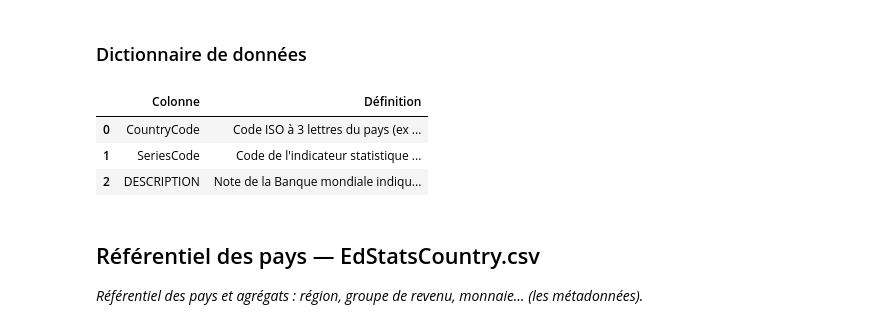
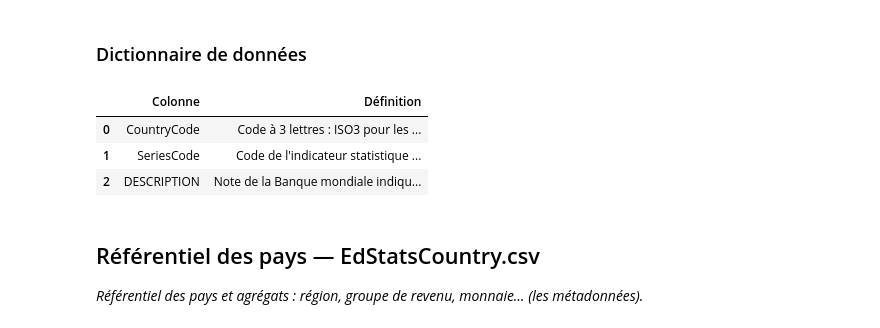
Before and after one commit to humanuoid/oc-p2-education-systems-analysis, a Jupyter notebook: notebooks/data_overview.ipynb, the cells around one changed output. Cells and saved outputs as stored; diff of their text form; code cells hidden in the pictures.

```diff
--- a/notebooks/data_overview.ipynb
+++ b/notebooks/data_overview.ipynb
@@ -68,14 +68,14 @@ df.head()
 ### Dictionnaire de données
 # %%
 definitions = {
-    "CountryCode": "Code ISO à 3 lettres du pays (ex : FRA pour la France) — clé pour joindre ce fichier aux autres.",
+    "CountryCode": "Code à 3 lettres : ISO3 pour les pays (ex : FRA), code interne Banque mondiale pour les agrégats (ARB, EUU, EAS…) — clé pour joindre ce fichier aux autres.",
     "SeriesCode": "Code de l'indicateur statistique (ex : SP.POP.TOTL) — même code que dans EdStatsData.csv et EdStatsSeries.csv.",
     "DESCRIPTION": "Note de la Banque mondiale indiquant la source des données pour ce pays et cet indicateur.",
 }
 show_data_dictionary(df, definitions)
 # %% [output]
 |  | Colonne | Définition |
-| 0 | CountryCode | Code ISO à 3 lettres du pays (ex ... |
+| 0 | CountryCode | Code à 3 lettres : ISO3 pour les ... |
 | 1 | SeriesCode | Code de l'indicateur statistique ... |
 | 2 | DESCRIPTION | Note de la Banque mondiale indiqu... |
 # %% [markdown]
```
Also changed, not shown: parts of 5 cells of this notebook.
